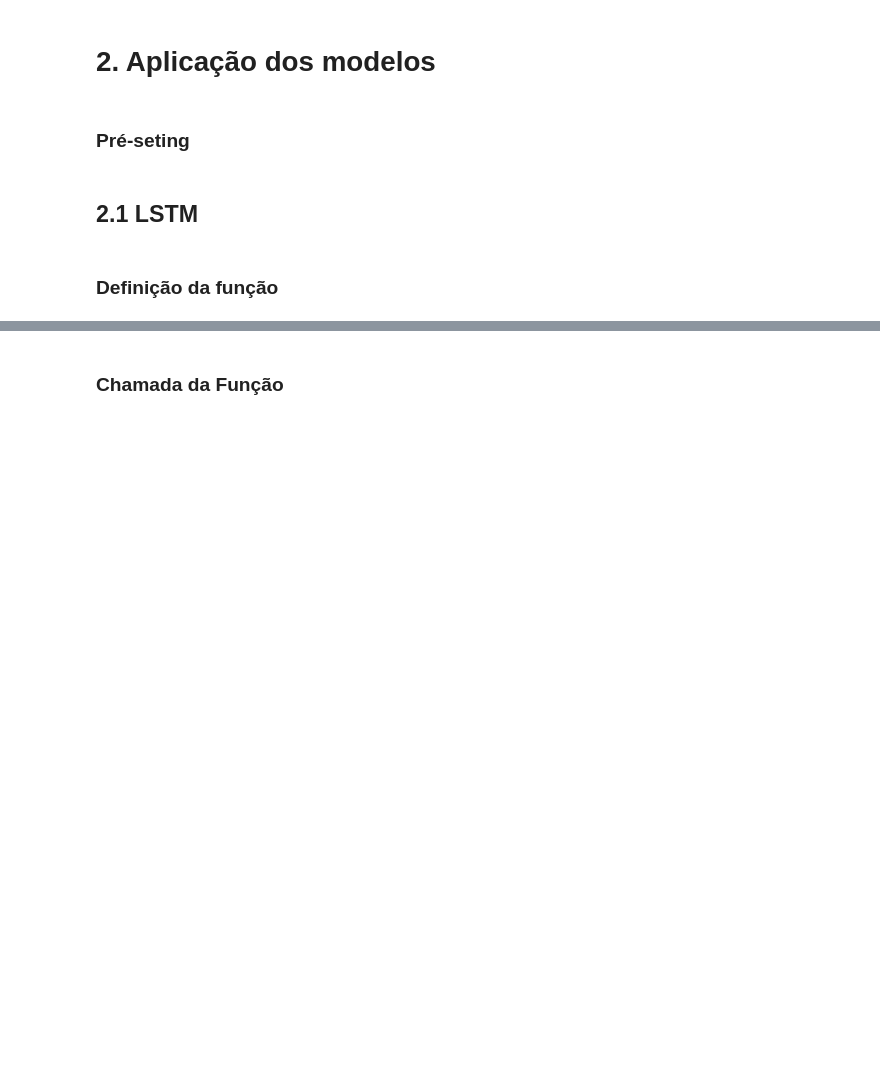
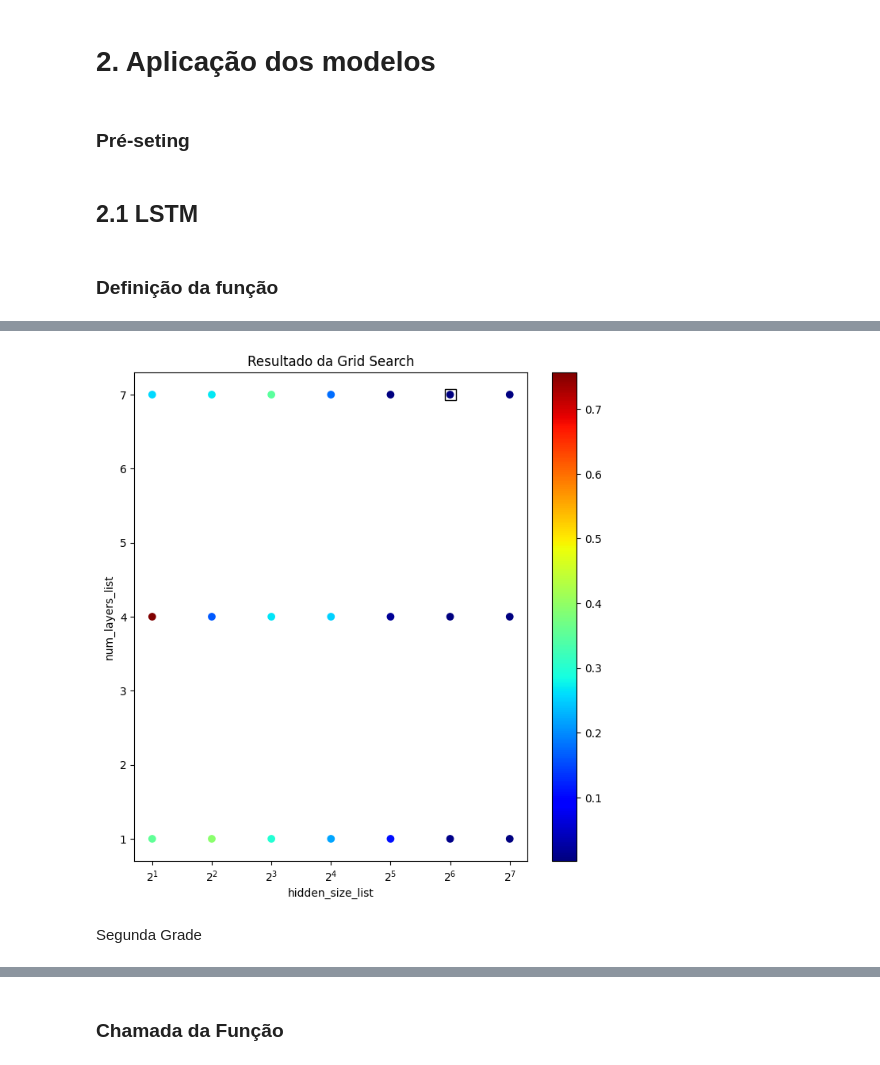
Before and after one commit to c-mmonteiro/t1-algo-feature, a Jupyter notebook: ConformalPrediction_LSTM.ipynb, the cells around one changed output, grey strips where cells are left out. Cells and saved outputs as stored; diff of their text form; code cells hidden in the pictures; blank space fills up the shorter version.

```diff
--- a/ConformalPrediction_LSTM.ipynb
+++ b/ConformalPrediction_LSTM.ipynb
@@ -345,0 +545,14 @@ class TS_LSTM(nn.Module):
+# %%
+hidden_size_list = 2.0**np.arange(1, 8, 1)
+num_layers_list = np.arange(1, 10, 3)
+
+rms_list = []
+
+for hidden_size in hidden_size_list:
+  aux_list = []
+  for num_layers in num_layers_list:
+    print(f'Hidden Size {hidden_size} - Num Layer {num_layers}')
+    model_lstm = TS_LSTM(input_size=5, step_ahead=T_Y, hidden_size=int(hidden_size), num_layers=num_layers)
+    model_lstm.fit(train_loader, n_epochs=35, lr=0.00001, val_loader=val_loader, verbose=0)
+    aux_list.append(model_lstm.history_val_loss[-1])
+  rms_list.append(aux_list)
@@ -345,0 +577,32 @@ class TS_LSTM(nn.Module):
+# %%
+fig = plt.figure(figsize=(8, 8))
+
+x_list = []
+y_list = []
+for hidden_size in hidden_size_list:
+  for num_layers in num_layers_list:
+    x_list.append(hidden_size)
+    y_list.append(num_layers)
+
+
+scatter = plt.scatter(x_list,
+                      y_list,
+                      c=rms_list, cmap='jet')
+
+arr = np.array(rms_list)
+idx_max = np.unravel_index(np.argmin(arr), arr.shape)
+
+plt.plot(hidden_size_list[idx_max[0]],
+        num_layers_list[idx_max[1]],
+        'ks', mfc='none', markersize=10)
+
+plt.title('Resultado da Grid Search')
+plt.xlabel('hidden_size_list')
+plt.xscale('log', base=2)
+plt.ylabel('num_layers_list')
+fig.colorbar(scatter)
+plt.show()
+# %% [output]
+[figure, added]
+# %% [markdown]
+Segunda Grade
```
Also changed, not shown: parts of 28 cells of this notebook.
